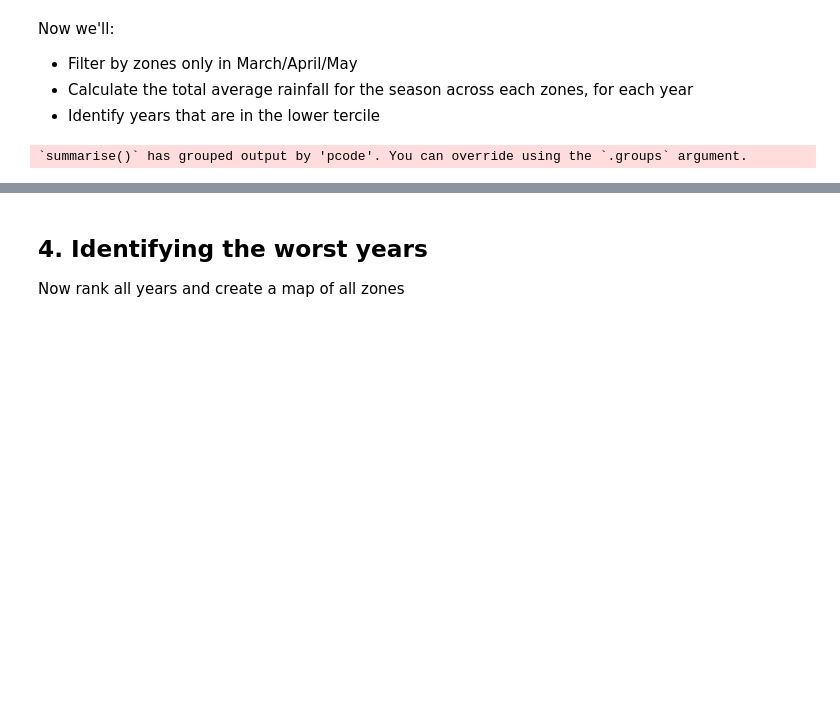
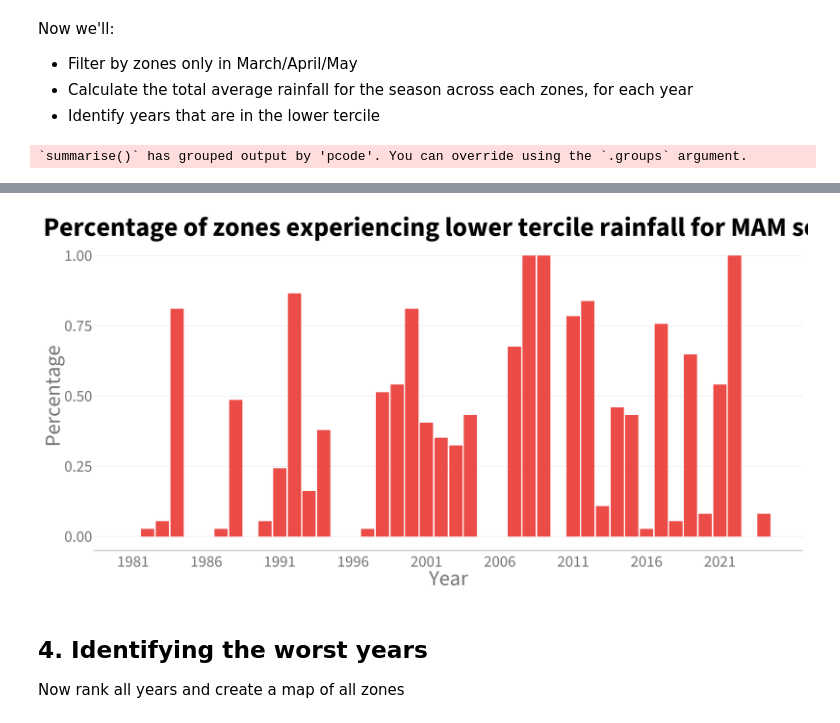
Before and after one commit to OCHA-DAP/ds-aa-eth-drought, a Jupyter notebook: analysis/03_0_pin_analysis.ipynb, the cells around one changed output, grey strips where cells are left out. Drawn from its saved outputs; the diff is of its cells as text; code cells hidden in the pictures; blank space fills up the shorter version.

```diff
--- a/analysis/03_0_pin_analysis.ipynb
+++ b/analysis/03_0_pin_analysis.ipynb
@@ -235,5 +305,8 @@ gdf_pin <- gdf_ond_mam %>%
     select("admin2Pcode", "admin2Name_en", "TotalPin", "geometry")
 # %%
-gdf_merged <- df_mam_by_zone %>%
-    left_join(gdf_pin, by = c("pcode" = "admin2Pcode")) %>%
-    mutate(TotalPin = if_else(is_lower_tercile == FALSE, 0, TotalPin))
+df_precip_summary_merged <- df_precip_summary %>%
+    left_join(gdf_ond_mam, by = c("pcode" = "admin2Pcode")) %>%
+    mutate(TotalPin_tercile = if_else(is_lower_tercile == FALSE, 0, TotalPin)) %>%
+    mutate(TotalPopulation_tercile = if_else(is_lower_tercile == FALSE, 0, TotalPop)) %>%
+    mutate(TotalPin_quartile = if_else(is_lower_quartile == FALSE, 0, TotalPin)) %>%
+    mutate(TotalPopulation_quartile = if_else(is_lower_quartile == FALSE, 0, TotalPop))
@@ -274,3 +355,18 @@ ggplot(df_pin_mam, aes(x=year, y=total_pin)) +
+# %%
+ggplot(df_affected, aes(x=year)) +
+    geom_bar(aes(y=proportion_zones_affected), fill = hdx_hex("tomato-hdx"), stat = "identity") +
+    scale_x_continuous(breaks = seq(min(df_affected$year), max(df_affected$year), by = 5)) +
+    scale_y_continuous(labels = comma_format(big.mark = ",")) +
+    font_sizing +
+    labs(
+        title = paste0("Percentage of zones experiencing lower ", severity, " rainfall for MAM season"),
+        x = "Year",
+        y = "Percentage",
+    )
+
+# ggsave("prop_pin_quartile.png", width = 30, height = 10, units = "cm")
+# %% [output]
+[figure, added]
 # %% [markdown]
 ## 4. Identifying the worst years
 
```
Also changed, not shown: parts of 31 cells of this notebook.
